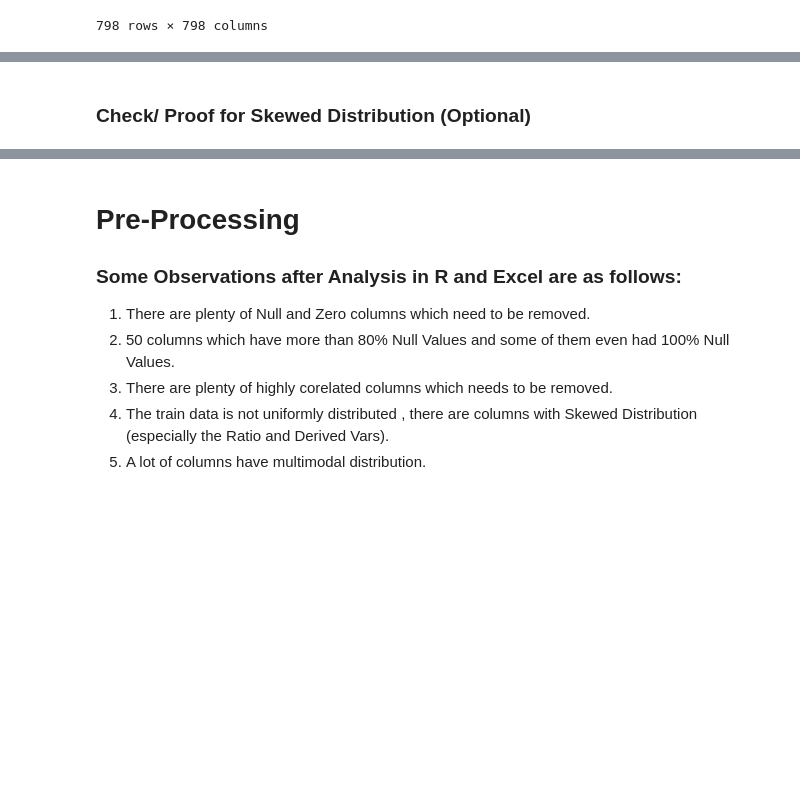
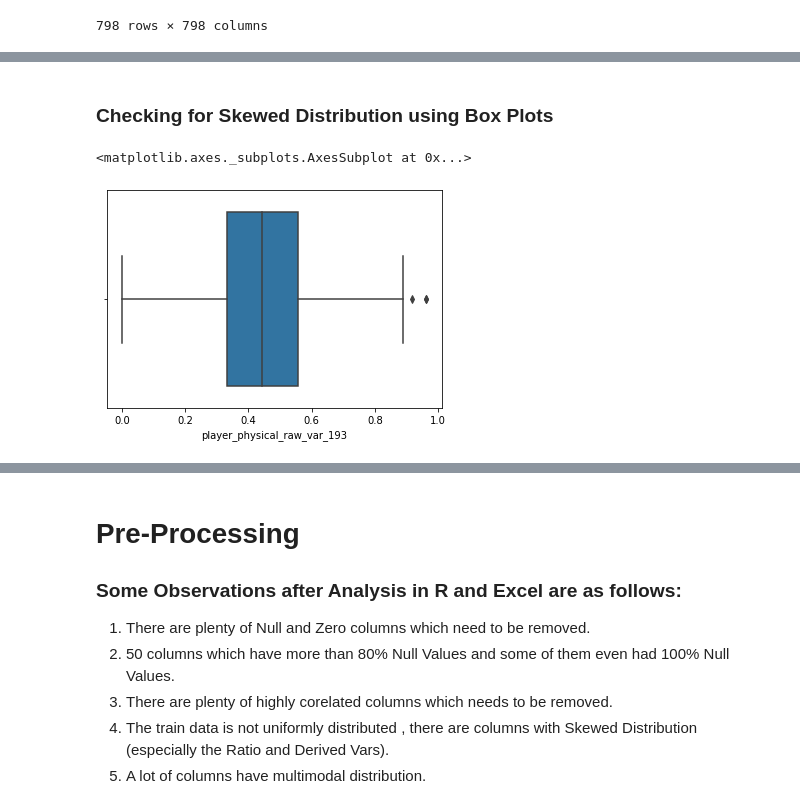
Before and after one commit to adityavsarkar19/Player-Performance-Prediction-, a Jupyter notebook: Performance_Rating_Prediction.ipynb, the cells around one changed output, grey strips where cells are left out. Cells and saved outputs as stored; diff of their text form; code cells hidden in the pictures; blank space fills up the shorter version.

```diff
--- a/Performance_Rating_Prediction.ipynb
+++ b/Performance_Rating_Prediction.ipynb
@@ -48,2 +71,11 @@ train.corr()
 # %% [markdown]
-### Check/ Proof for Skewed Distribution (Optional)
+### Checking for Skewed Distribution using Box Plots
+# %%
+import seaborn as sns
+import matplotlib.pyplot as plt
+sns.boxplot(x='player_physical_raw_var_193', data=train)
+
+#Raw variables have normal distribution generally
+# %% [output]
+<matplotlib.axes._subplots.AxesSubplot at 0x...>
+[figure, added]
```
Also changed, not shown: parts of 13 cells of this notebook.
